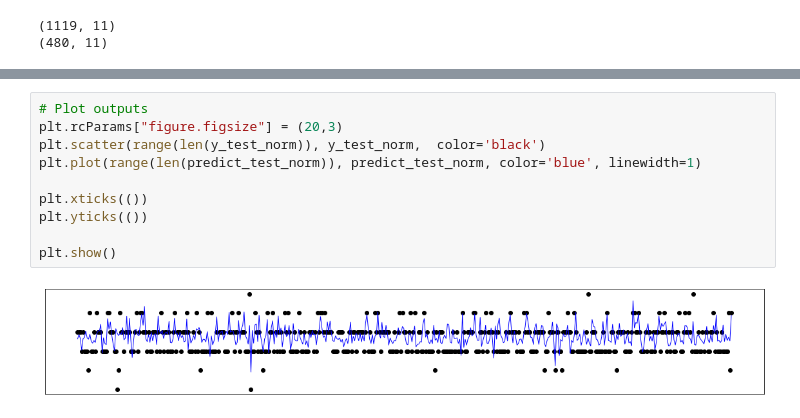
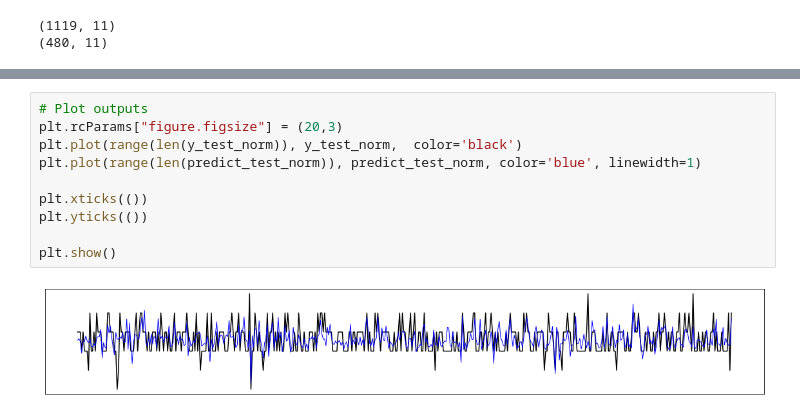
Before and after one commit to howardroatti/Machine_Learning, a Jupyter notebook: 003 - Machine Learing/Tutoriais/Tutorial_04_Multilayer_Perceptron_Keras(Resposta)-Regressor.ipynb, the cells around one changed output, grey strips where cells are left out. Saved outputs shown, nothing was run; the diff lists cells and outputs as text.

```diff
--- a/003 - Machine Learing/Tutoriais/Tutorial_04_Multilayer_Perceptron_Keras(Resposta)-Regressor.ipynb
+++ b/003 - Machine Learing/Tutoriais/Tutorial_04_Multilayer_Perceptron_Keras(Resposta)-Regressor.ipynb
@@ -232,12 +232,12 @@ Coefficient of determination: 0.25
 # %%
 # Plot outputs
 plt.rcParams["figure.figsize"] = (20,3)
-plt.scatter(range(len(y_test_norm)), y_test_norm,  color='black')
+plt.plot(range(len(y_test_norm)), y_test_norm,  color='black')
 plt.plot(range(len(predict_test_norm)), predict_test_norm, color='blue', linewidth=1)
 
 plt.xticks(())
 plt.yticks(())
 
 plt.show()
 # %% [output]
-[figure, old version]
+[figure, new version]
```
Also changed, not shown: parts of 6 cells of this notebook, 14 other files.
